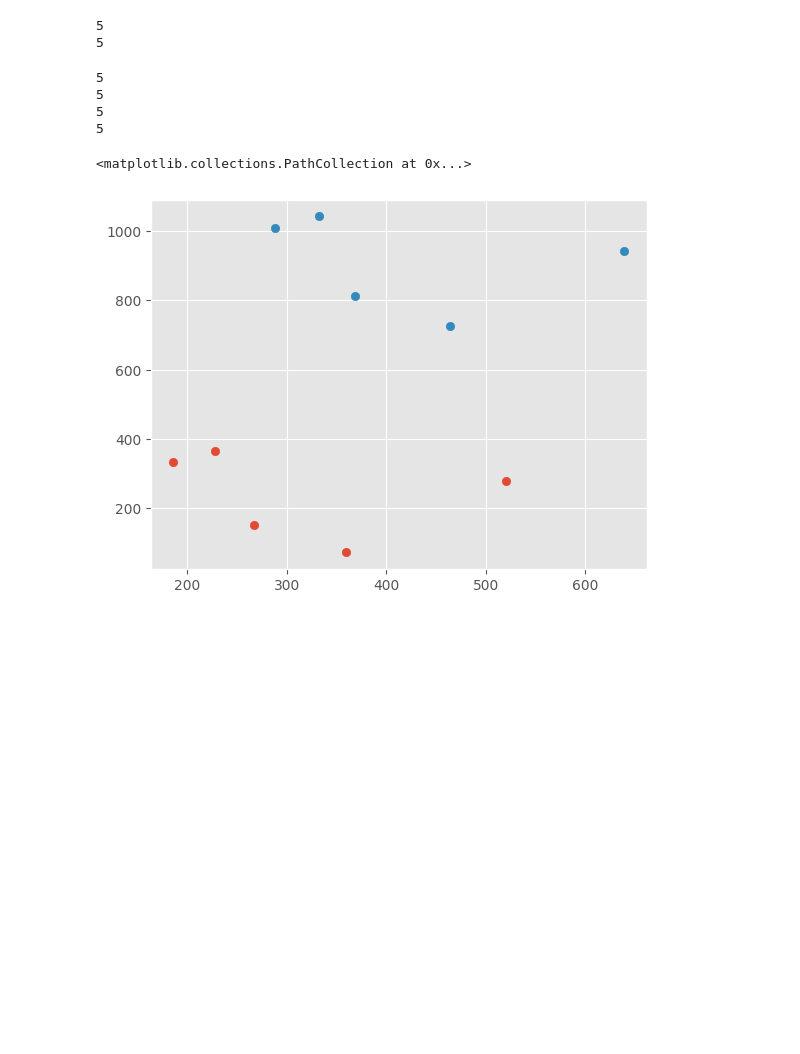
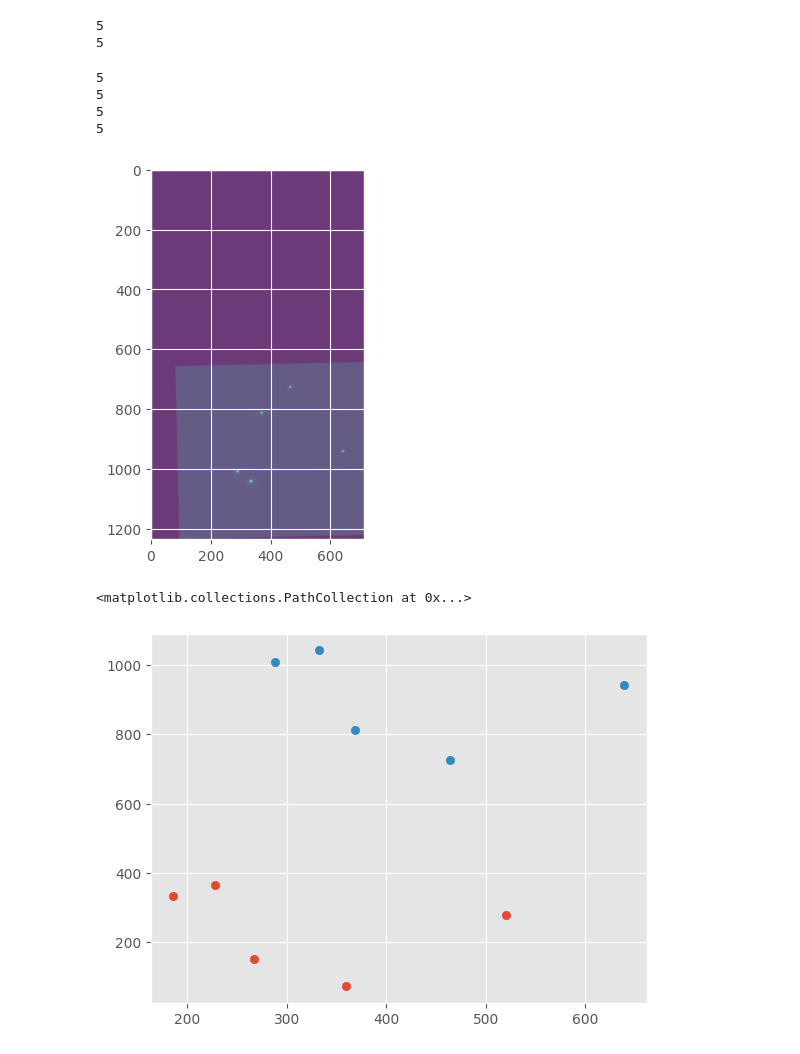
Before and after one commit to ajasja/LUMICKS_image_alignment, a Jupyter notebook: 02-align-images_2.ipynb, the cells around one changed output. Cells and saved outputs as stored; diff of their text form; code cells hidden in the pictures; blank space fills up the shorter version.

```diff
--- a/02-align-images_2.ipynb
+++ b/02-align-images_2.ipynb
@@ -218,7 +235,7 @@ print(len(wt_locs_xy))
 5
 5
 # %%
-a=estimateAffinePartial2D(wt_locs_xy,irm_locs_xy)
+a=estimateAffinePartial2D(irm_locs_xy,wt_locs_xy)
 
 #This was a test to see if it works with extra points. It doesn't.
 
@@ -226,19 +243,19 @@ a=estimateAffinePartial2D(wt_locs_xy,irm_locs_xy)
 #wt_locs_xy_00
 #a=estimateAffinePartial2D(wt_locs_xy_00,irm_locs_xy)
 # %%
-from cv2 import warpAffine,invertAffineTransform
-from pathlib import Path
+transform_mat=a[0]
 
-transform_mat=a[0]
-transform_mat_inverted=invertAffineTransform(a[0])
+#transform_mat_inverted=invertAffineTransform(a[0])
 
-irm_g_padded_warped=warpAffine(irm_g_padded,transform_mat_inverted,(irm_g_padded.shape[1], irm_g_padded.shape[0]))
+irm_g_padded_warped=warpAffine(irm_g_padded,transform_mat,(max(irm_g_padded.shape[1],wt_g_padded.shape[1]),max(irm_g_padded.shape[0],wt_g_padded.shape[0])))
 
-#plt.imshow(irm_g_padded_warped, alpha=0.5)
-#plt.imshow(wt_g_padded, alpha=0.5)
+plt.imshow(irm_g_padded_warped, alpha=0.5)
+plt.imshow(wt_g_padded, alpha=0.5)
 
 #Print inverted matrix result to file so that I can compare them
-np.savetxt("data/output/"+Path(irm_path).stem+"_matrix.txt", transform_mat_inverted)
+np.savetxt("data/output/"+Path(irm_path).stem+"_matrix.txt", transform_mat)
+# %% [output]
+[figure, added]
 # %%
 #Draw unaligned points
 import matplotlib.pyplot as plt
```
Also changed, not shown: parts of 10 cells of this notebook, 10 other files.
